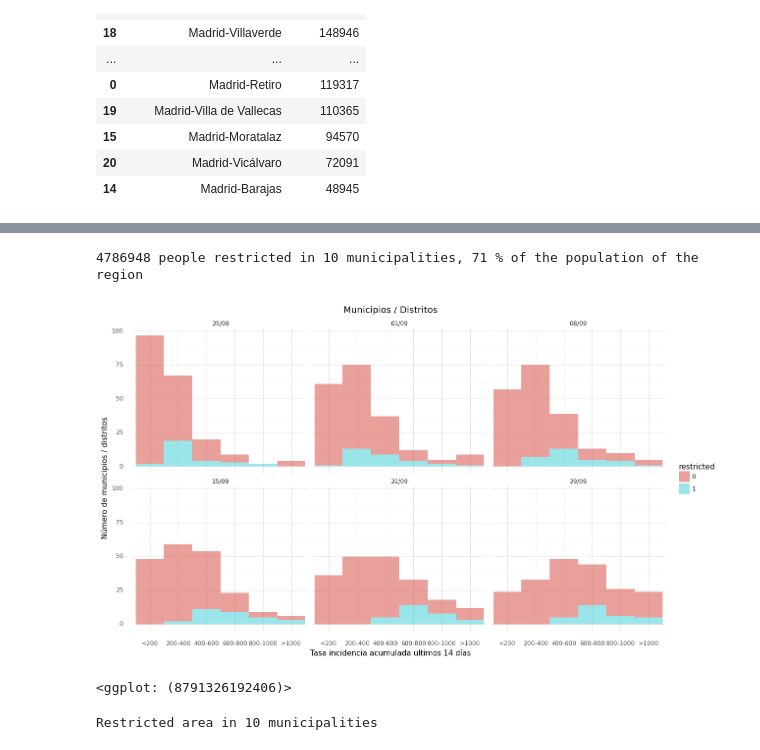
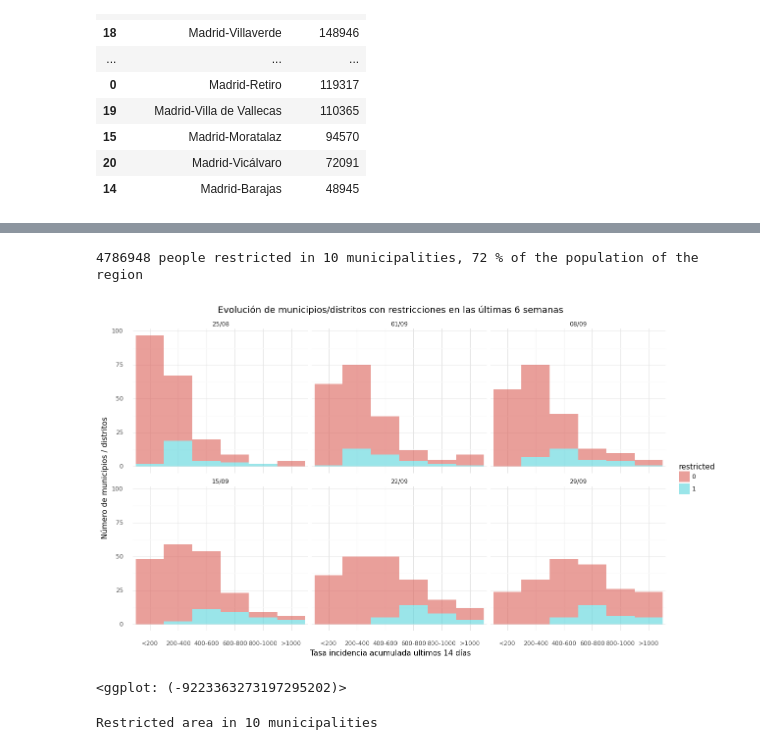
Before and after one commit to AlisonDavey/fastpages, a Jupyter notebook: _notebooks/2020-10-05-municipalities.ipynb, the cells around one changed output, grey strips where cells are left out. Cells and saved outputs as stored; diff of their text form; code cells hidden in the pictures.

```diff
--- a/_notebooks/2020-10-05-municipalities.ipynb
+++ b/_notebooks/2020-10-05-municipalities.ipynb
@@ -183,24 +162,24 @@ gdf.head()
 # %%
 print (gdf[gdf.restricted=='1'].pob_pad19.sum(), 'people restricted in 10 municipalities,',
-       int(100*gdf[gdf.restricted=='1'].pob_pad19.sum()/gdf.pob_pad19.sum()),'% of the population of the region')
+       int(.5+100*gdf[gdf.restricted=='1'].pob_pad19.sum()/gdf.pob_pad19.sum()),'% of the population of the region')
 # %% [output]
-4786948 people restricted in 10 municipalities, 71 % of the population of the region
+4786948 people restricted in 10 municipalities, 72 % of the population of the region
 # %%
 #collapse-hide
 def col_func(fecha): return fecha[3]+fecha[4]+fecha[2]+fecha[0]+fecha[1]
 # %%
 plotnine.options.figure_size = (14, 8)
 
 ggplot(munis_df[munis_df.fecha_informe>'08/24'], aes(x='tasa_bin', fill='restricted')) \
 + geom_histogram(binwidth=1, alpha=0.6, position='stack') \
 + facet_wrap('fecha_informe', labeller=labeller(cols=col_func)) \
 + theme_minimal() \
-+ labs(title="Municipios / Distritos",
++ labs(title="Evolución de municipios/distritos con restricciones en las últimas 6 semanas",
        x='Tasa incidencia acumulada ultimos 14 días',
        y="Número de municipios / distritos")
 # %% [output]
-[figure, old version]
+[figure, new version]
-<ggplot: (8791326192406)>
+<ggplot: (-9223363273197295202)>
 # %%
 week_df=munis_df[munis_df.fecha_informe==munis_df.fecha_informe.unique().max()][['municipio_distrito','tasa','casos','tasa_bin','restricted']]
 gdf=gdf.merge(week_df,left_index=True, right_index=True)
```
Also changed, not shown: parts of 18 cells of this notebook.
